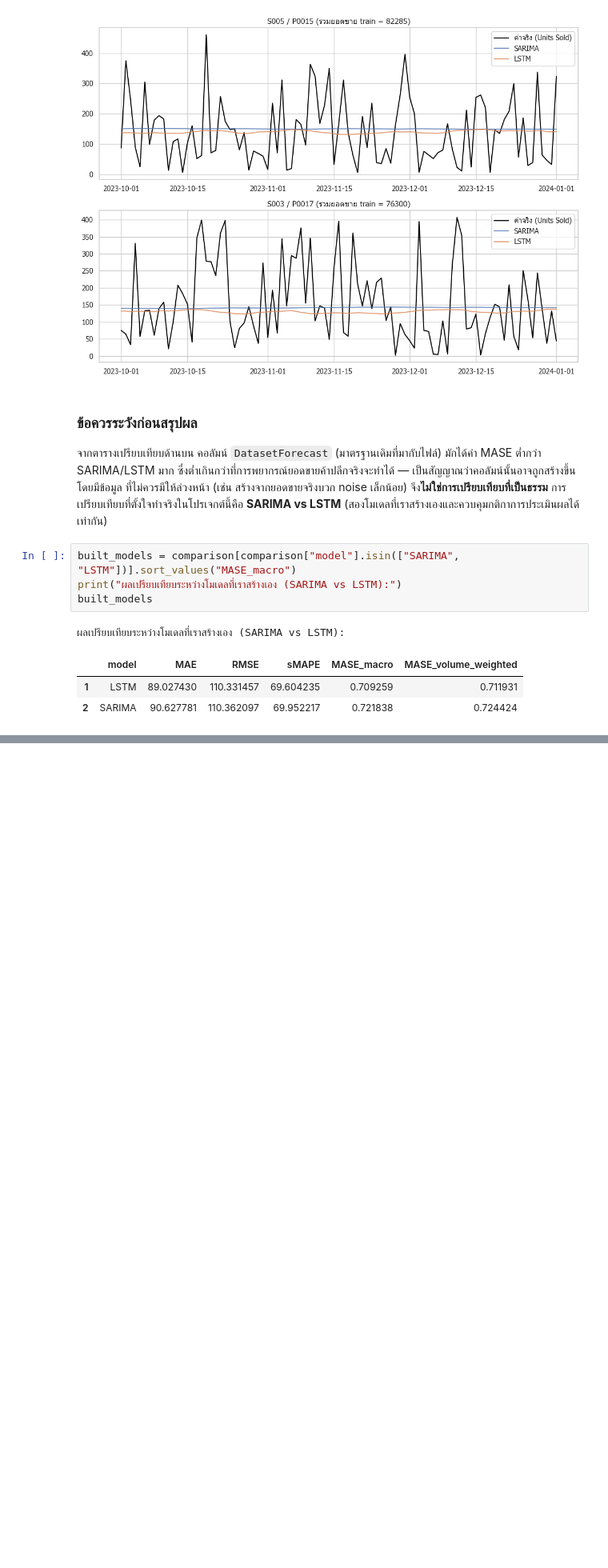
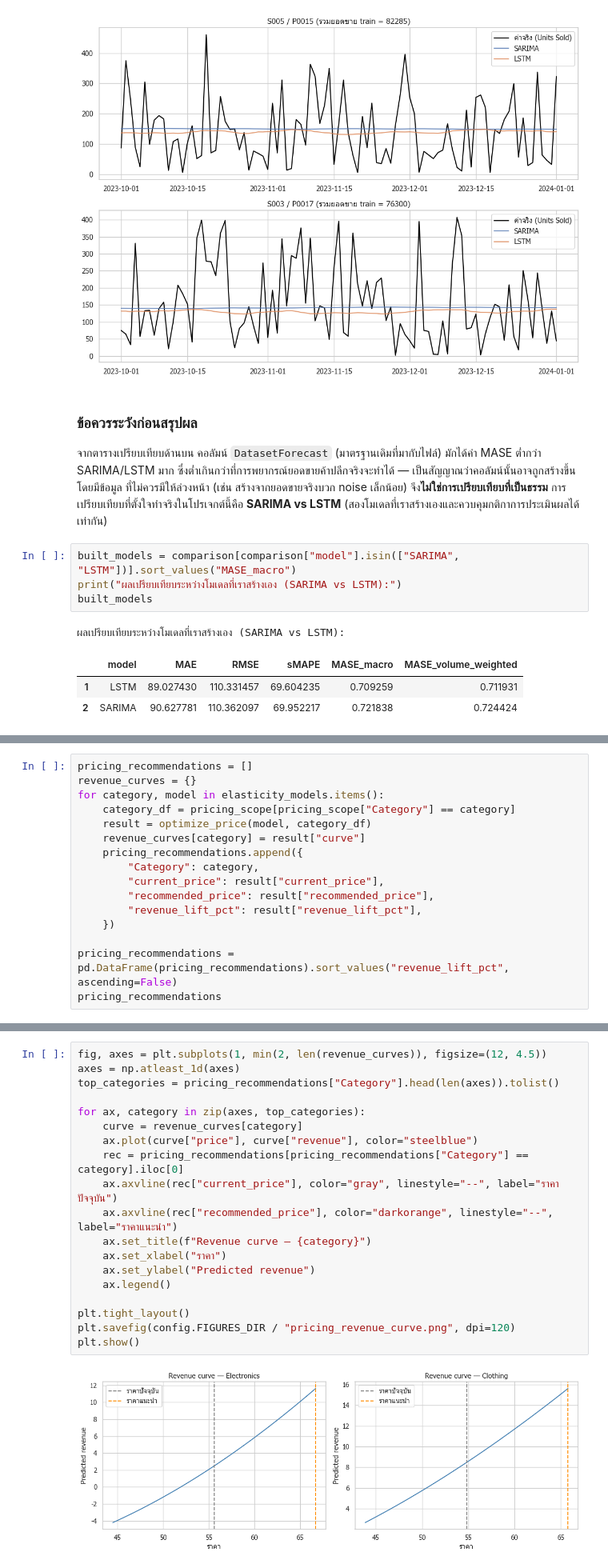
Before and after one commit to thitiwutsuk/Retails-Dynamic-Pricing, a Jupyter notebook: notebooks/retail_demand_forecasting.ipynb, the cells around one changed output, grey strips where cells are left out. Shown at 80% size. Drawn from its saved outputs; the diff is of its cells as text; blank space fills up the shorter version.

```diff
--- a/notebooks/retail_demand_forecasting.ipynb
+++ b/notebooks/retail_demand_forecasting.ipynb
@@ -734,0 +1075,16 @@ built_models
+# %%
+pricing_recommendations = []
+revenue_curves = {}
+for category, model in elasticity_models.items():
+    category_df = pricing_scope[pricing_scope["Category"] == category]
+    result = optimize_price(model, category_df)
+    revenue_curves[category] = result["curve"]
+    pricing_recommendations.append({
+        "Category": category,
+        "current_price": result["current_price"],
+        "recommended_price": result["recommended_price"],
+        "revenue_lift_pct": result["revenue_lift_pct"],
+    })
+
+pricing_recommendations = pd.DataFrame(pricing_recommendations).sort_values("revenue_lift_pct", ascending=False)
+pricing_recommendations
@@ -734,0 +1098,21 @@ built_models
+# %%
+fig, axes = plt.subplots(1, min(2, len(revenue_curves)), figsize=(12, 4.5))
+axes = np.atleast_1d(axes)
+top_categories = pricing_recommendations["Category"].head(len(axes)).tolist()
+
+for ax, category in zip(axes, top_categories):
+    curve = revenue_curves[category]
+    ax.plot(curve["price"], curve["revenue"], color="steelblue")
+    rec = pricing_recommendations[pricing_recommendations["Category"] == category].iloc[0]
+    ax.axvline(rec["current_price"], color="gray", linestyle="--", label="ราคาปัจจุบัน")
+    ax.axvline(rec["recommended_price"], color="darkorange", linestyle="--", label="ราคาแนะนำ")
+    ax.set_title(f"Revenue curve — {category}")
+    ax.set_xlabel("ราคา")
+    ax.set_ylabel("Predicted revenue")
+    ax.legend()
+
+plt.tight_layout()
+plt.savefig(config.FIGURES_DIR / "pricing_revenue_curve.png", dpi=120)
+plt.show()
+# %% [output]
+[figure, added]
```
Also changed, not shown: parts of 34 cells of this notebook, 11 other files.
